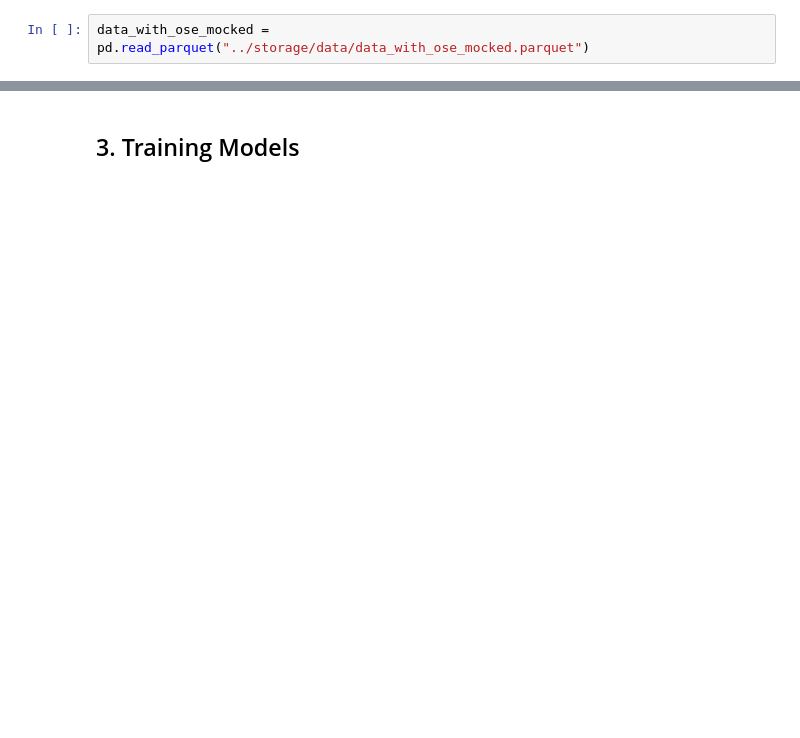
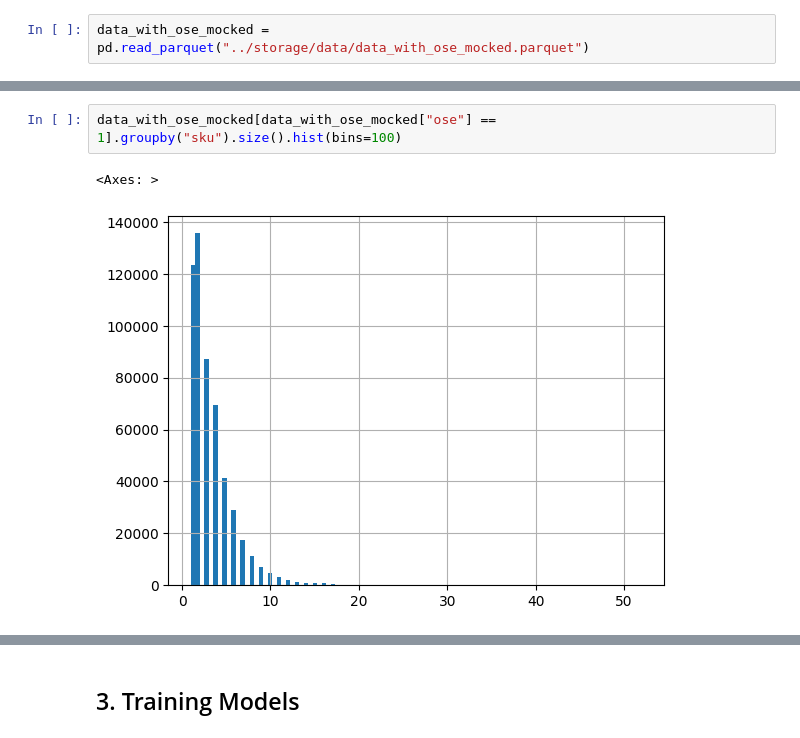
Before and after one commit to santortiz/out-of-stock, a Jupyter notebook: notebooks/eda.ipynb, the cells around one changed output, grey strips where cells are left out. Cells and saved outputs as stored; diff of their text form; blank space fills up the shorter version.

```diff
--- a/notebooks/eda.ipynb
+++ b/notebooks/eda.ipynb
@@ -313,0 +331,5 @@ data_with_ose_mocked = pd.read_parquet("../storage/data/data_with_ose_mocked.par
+# %%
+data_with_ose_mocked[data_with_ose_mocked["ose"] == 1].groupby("sku").size().hist(bins=100)
+# %% [output]
+<Axes: >
+[figure, added]
```
Also changed, not shown: parts of 23 cells of this notebook.
